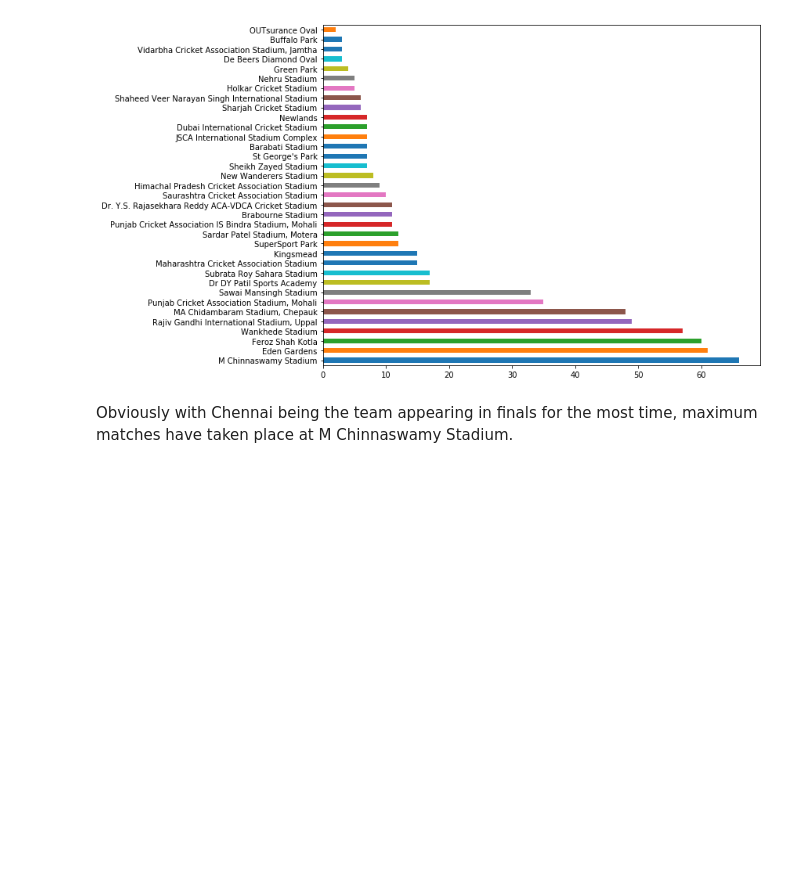
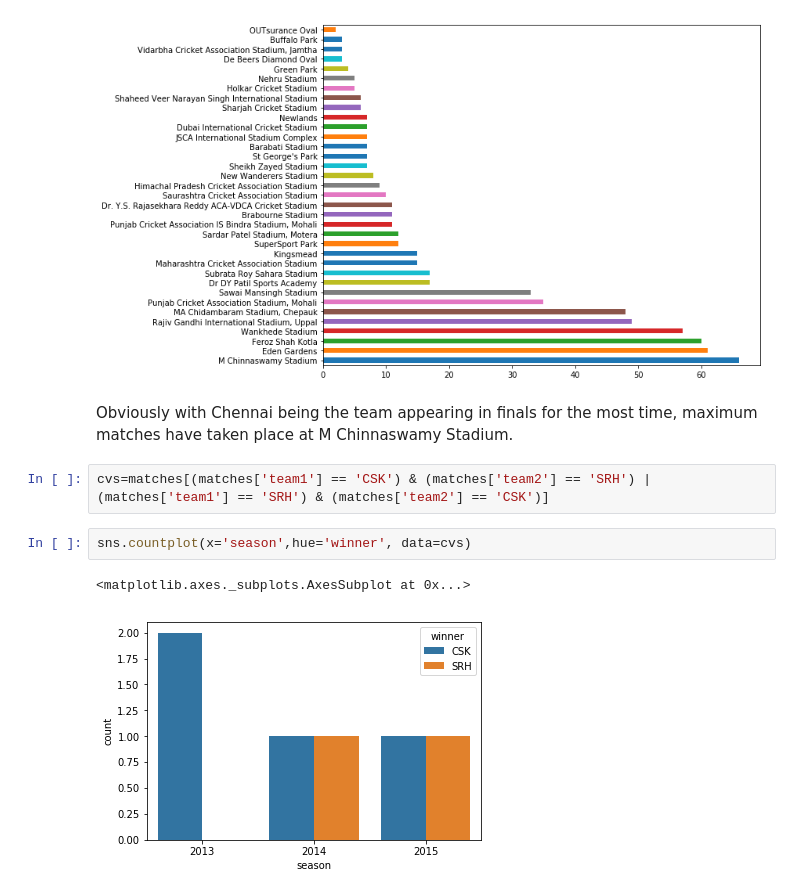
Before and after one commit to TheRochVoices/experiments-with-data, a Jupyter notebook: IPLDataset/ipl.ipynb, the cells around one changed output. Saved outputs shown, nothing was run; the diff lists cells and outputs as text; blank space fills up the shorter version.

```diff
--- a/IPLDataset/ipl.ipynb
+++ b/IPLDataset/ipl.ipynb
@@ -114,3 +114,10 @@ plt.show()
 [figure]
 # %% [markdown]
 Obviously with Chennai being the team appearing in finals for the most time, maximum matches have taken place at M Chinnaswamy Stadium.
+# %%
+cvs=matches[(matches['team1'] == 'CSK') & (matches['team2'] == 'SRH') | (matches['team1'] == 'SRH') & (matches['team2'] == 'CSK')]
+# %%
+sns.countplot(x='season',hue='winner', data=cvs)
+# %% [output]
+<matplotlib.axes._subplots.AxesSubplot at 0x...>
+[figure, added]
```
Also changed, not shown: parts of 2 cells of this notebook.
